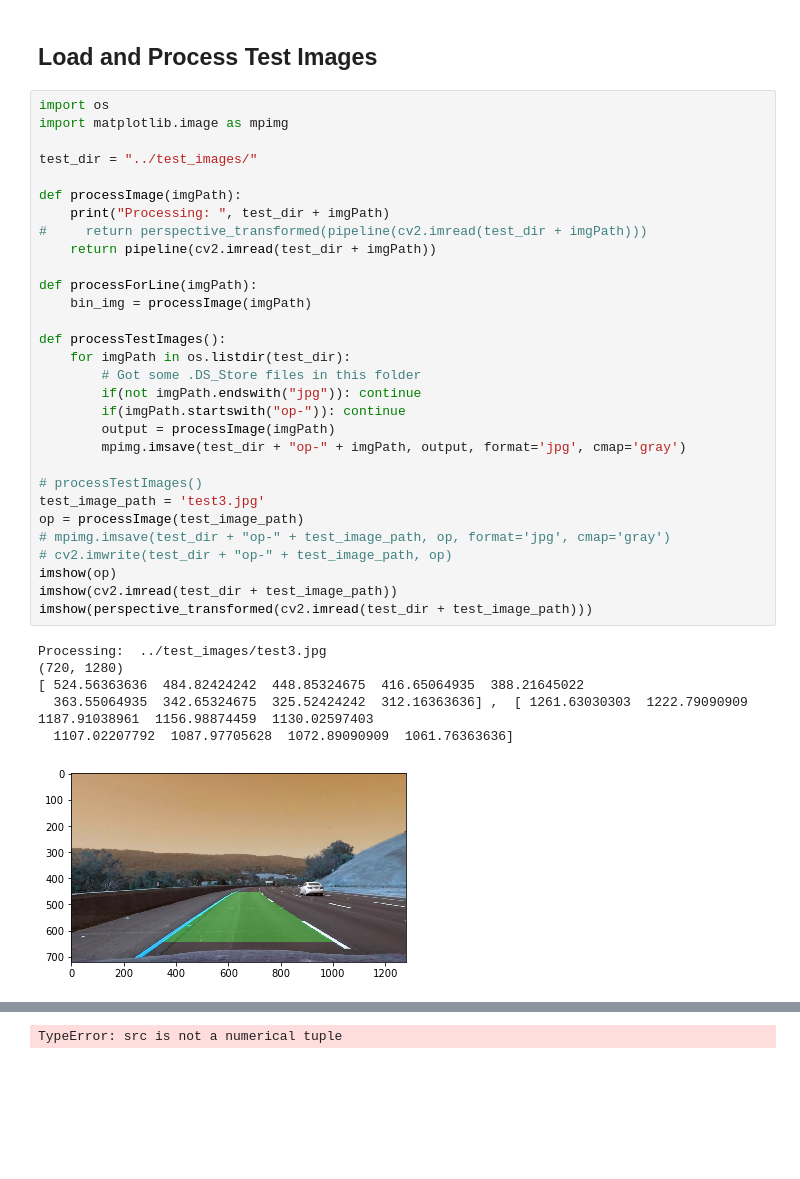
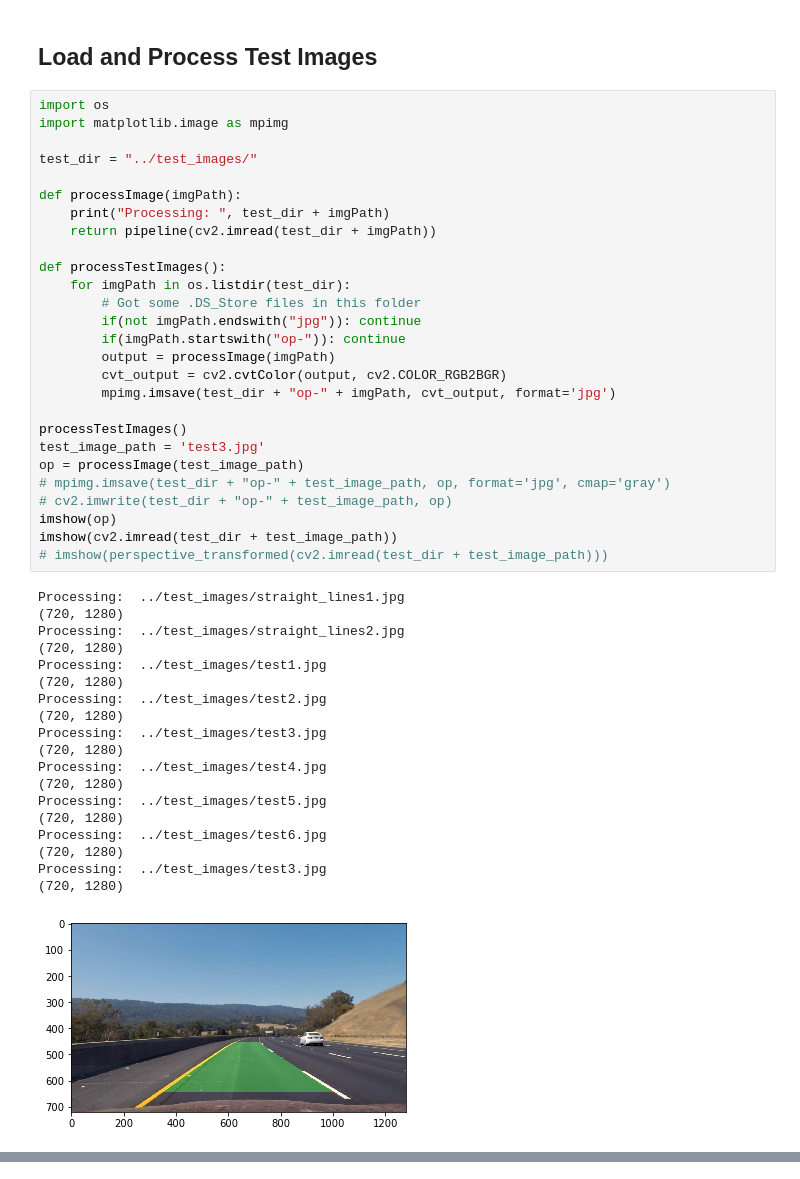
Before and after one commit to vijay-daniel/CarND-Advanced-Lane-Lines, a Jupyter notebook: examples/example.ipynb, the cells around one changed output, grey strips where cells are left out. Drawn from its saved outputs; the diff is of its cells as text; blank space fills up the shorter version.

Commit message:
Drawing lines

```diff
--- a/examples/example.ipynb
+++ b/examples/example.ipynb
@@ -357,39 +357,48 @@ def pipeline(image):
 # %%
 import os
 import matplotlib.image as mpimg
 
 test_dir = "../test_images/"
 
 def processImage(imgPath):
     print("Processing: ", test_dir + imgPath)
-#     return perspective_transformed(pipeline(cv2.imread(test_dir + imgPath)))
     return pipeline(cv2.imread(test_dir + imgPath))
-
-def processForLine(imgPath):
-    bin_img = processImage(imgPath)
 
 def processTestImages():
     for imgPath in os.listdir(test_dir):
         # Got some .DS_Store files in this folder
         if(not imgPath.endswith("jpg")): continue
         if(imgPath.startswith("op-")): continue
         output = processImage(imgPath)
-        mpimg.imsave(test_dir + "op-" + imgPath, output, format='jpg', cmap='gray')
+        cvt_output = cv2.cvtColor(output, cv2.COLOR_RGB2BGR)
+        mpimg.imsave(test_dir + "op-" + imgPath, cvt_output, format='jpg')
 
-# processTestImages()
+processTestImages()
 test_image_path = 'test3.jpg'
 op = processImage(test_image_path)
 # mpimg.imsave(test_dir + "op-" + test_image_path, op, format='jpg', cmap='gray')
 # cv2.imwrite(test_dir + "op-" + test_image_path, op)
 imshow(op)
 imshow(cv2.imread(test_dir + test_image_path))
-imshow(perspective_transformed(cv2.imread(test_dir + test_image_path)))
+# imshow(perspective_transformed(cv2.imread(test_dir + test_image_path)))
 # %% [output]
+Processing:  ../test_images/straight_lines1.jpg
+(720, 1280)
+Processing:  ../test_images/straight_lines2.jpg
+(720, 1280)
+Processing:  ../test_images/test1.jpg
+(720, 1280)
+Processing:  ../test_images/test2.jpg
+(720, 1280)
 Processing:  ../test_images/test3.jpg
 (720, 1280)
-[ 524.56363636  484.82424242  448.85324675  416.65064935  388.21645022
-  363.55064935  342.65324675  325.52424242  312.16363636] ,  [ 1261.63030303  1222.79090909  1187.91038961  1156.98874459  1130.02597403
-  1107.02207792  1087.97705628  1072.89090909  1061.76363636]
+Processing:  ../test_images/test4.jpg
+(720, 1280)
+Processing:  ../test_images/test5.jpg
+(720, 1280)
+Processing:  ../test_images/test6.jpg
+(720, 1280)
+Processing:  ../test_images/test3.jpg
+(720, 1280)
-[figure, old version]
+[figure, new version]
 [figure]
-TypeError: src is not a numerical tuple
```
Also changed, not shown: parts of 1 cell of this notebook.
